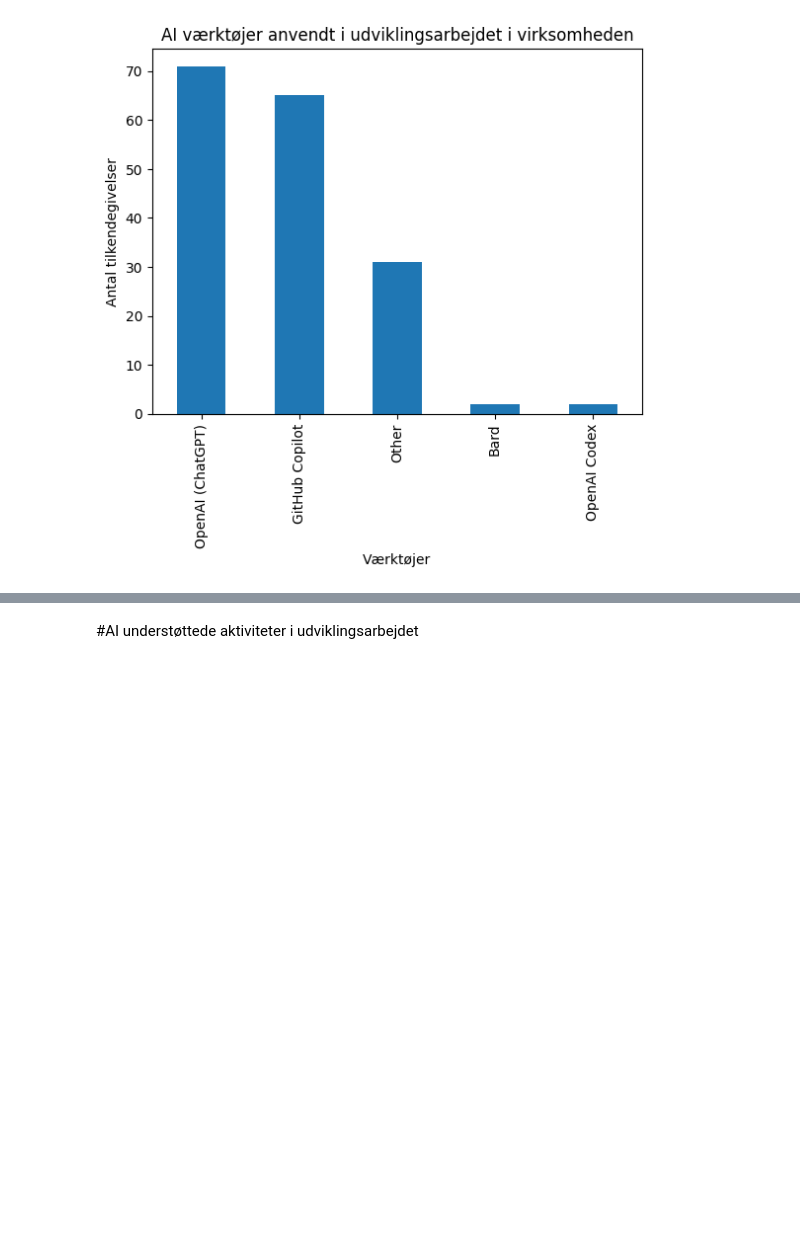
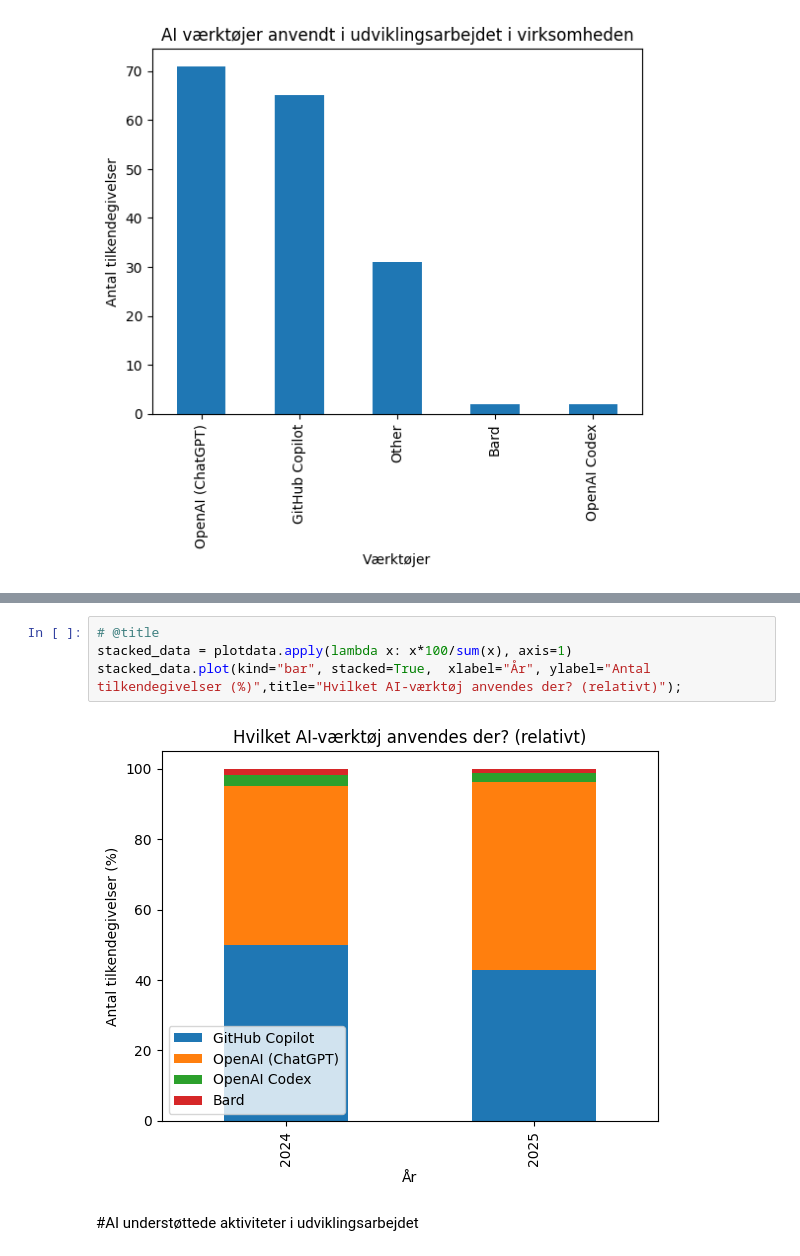
Before and after one commit to jpandersen61/ATOM-Projektet, a Jupyter notebook: ATOM_Projektet_Trends.ipynb, the cells around one changed output, grey strips where cells are left out. Saved outputs shown, nothing was run; the diff lists cells and outputs as text; blank space fills up the shorter version.

```diff
--- a/ATOM_Projektet_Trends.ipynb
+++ b/ATOM_Projektet_Trends.ipynb
@@ -1065,3 +1068,9 @@ AIDevelopmentToolsDataFrame
+# %%
+# @title
+stacked_data = plotdata.apply(lambda x: x*100/sum(x), axis=1)
+stacked_data.plot(kind="bar", stacked=True,  xlabel="År", ylabel="Antal tilkendegivelser (%)",title="Hvilket AI-værktøj anvendes der? (relativt)");
+# %% [output]
+[figure, added]
 # %% [markdown]
 #AI understøttede aktiviteter i udviklingsarbejdet
 # %% [markdown]
```
Also changed, not shown: parts of 31 cells of this notebook.
